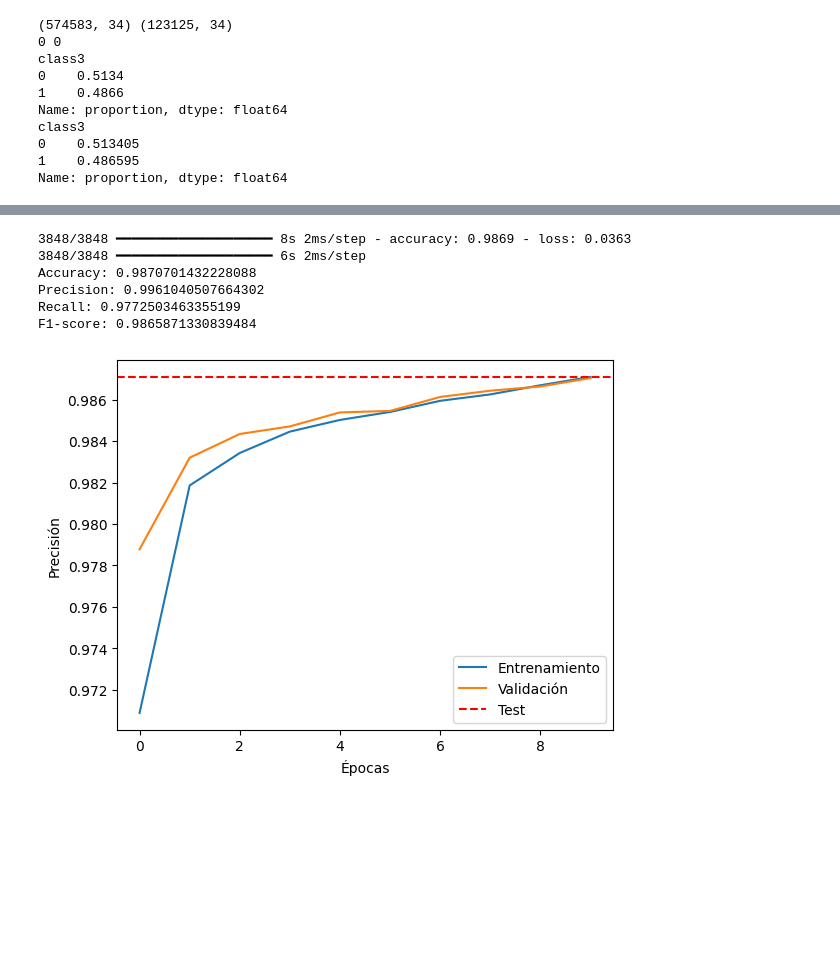
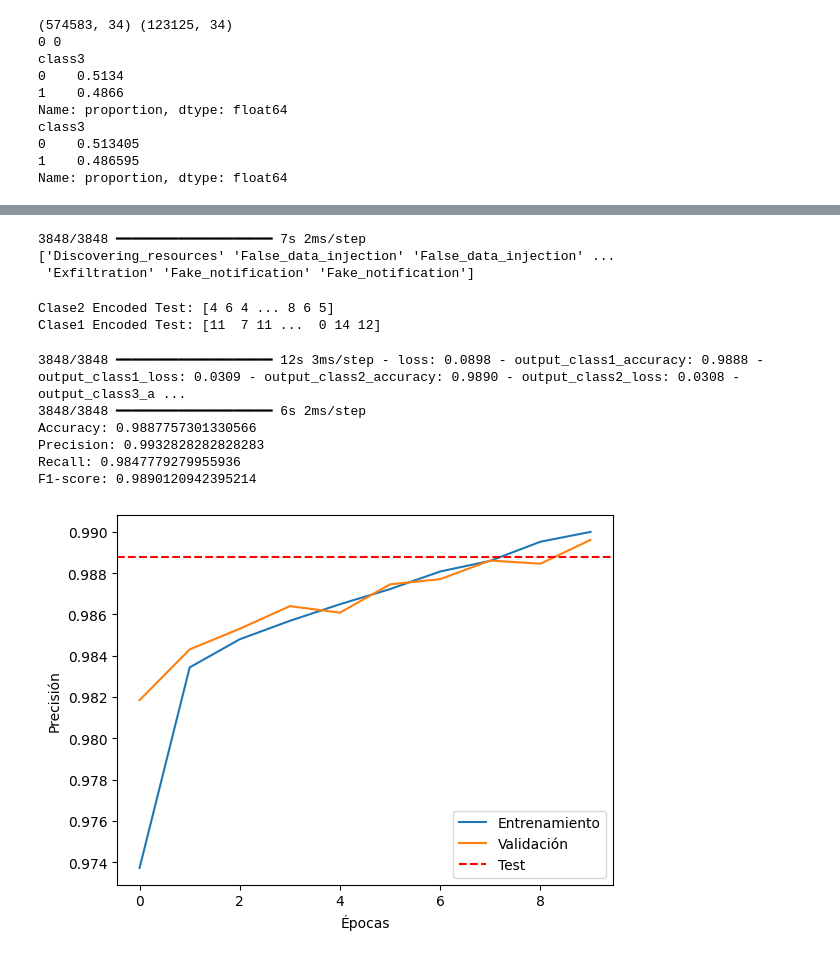
Before and after one commit to rafaelSanchezNavarro/tfg_Deteccion_de_Intrusos_en_Sistemas_IIoT, a Jupyter notebook: notebooks/gru-tfg.ipynb, the cells around one changed output, grey strips where cells are left out. Drawn from its saved outputs; the diff is of its cells as text; code cells hidden in the pictures; blank space fills up the shorter version.

Commit message:
multiclass implemented

```diff
--- a/notebooks/gru-tfg.ipynb
+++ b/notebooks/gru-tfg.ipynb
@@ -412,20 +411,23 @@ x = layers.GRU(200)(x)  # Última capa sin return_sequences
 
 # Salida binaria (puedes agregar más salidas si lo necesitas)
 output_class3 = layers.Dense(1, activation='sigmoid', name="output_class3")(x)
+output_class2 = layers.Dense(num_classes_2, activation='softmax', name="output_class2")(x)  # Multiclase
+output_class1 = layers.Dense(num_classes_1, activation='softmax', name="output_class1")(x)  # Multiclase
 
 # Definir el modelo con salida
-model = keras.Model(inputs=input_layer, outputs=[output_class3])
+model = keras.Model(inputs=input_layer, outputs=[output_class3, output_class2, output_class1])
 
 # Compilar el modelo
 model.compile(optimizer=keras.optimizers.RMSprop(),
-              loss={'output_class3': 'binary_crossentropy'},
-              metrics={'output_class3': 'accuracy'})
+              loss=['binary_crossentropy', 'sparse_categorical_crossentropy', 'sparse_categorical_crossentropy'],
+              metrics=['accuracy', 'accuracy', 'accuracy'])
+
 
 # Entrenar el modelo
 history = model.fit(X_train,
-                    {'output_class3': y_train_class3},
+                    [y_train_class3, y_train_class2_encoded, y_train_class1_encoded],
                     batch_size=250,
                     epochs=10,
-                    validation_data=(X_val, {'output_class3': y_val_class3}))
+                    validation_data=(X_val, [y_val_class3, y_val_class2_encoded, y_val_class1_encoded]))
 # %% [output]
 Epoch 1/10
@@ -462,3 +463,13 @@ plt.show()
+# %%
+# Predicción para salida de clase1
+pred_class1 = model.predict(X_val)[1]
+predicted_indices = np.argmax(pred_class1, axis=1)
+predicted_names = label_encoder_class1.inverse_transform(predicted_indices)
+print(predicted_names)
+# %% [output]
+3848/3848 ━━━━━━━━━━━━━━━━━━━━ 7s 2ms/step
+['Discovering_resources' 'False_data_injection' 'False_data_injection' ...
+ 'Exfiltration' 'Fake_notification' 'Fake_notification']
 # %%
 X_test = replace_common_values(X_test)
 X_test = fix_mayus(X_test)
@@ -511,44 +522,51 @@ X_test = X_test_processed[caracteristicas]
 # %%
 # Convertir DataFrame a NumPy antes de redimensionar
 X_test = np.array(X_test).reshape((X_test.shape[0], timesteps, X_test.shape[1]))
+# %%
+# Test:
+y_test_class2_encoded = label_encoder_class2.transform(y_test_class2)
+y_test_class1_encoded = label_encoder_class1.transform(y_test_class1)
+
+print("Clase2 Encoded Test:", y_test_class2_encoded)
+print("Clase1 Encoded Test:", y_test_class1_encoded)
+# %% [output]
+Clase2 Encoded Test: [4 6 4 ... 8 6 5]
+Clase1 Encoded Test: [11  7 11 ...  0 14 12]
 # %%
 import matplotlib.pyplot as plt
 from sklearn.metrics import classification_report
 from sklearn.metrics import precision_score, recall_score, f1_score
 
-# Evaluar en test
-test_loss, test_accuracy = model.evaluate(X_test, y_test_class3, verbose=1)
+# Evaluar en test (se deben pasar las 3 salidas)
+total_loss, loss_class3, loss_class2, loss_class1, test_acc3, test_acc2, test_acc1 = model.evaluate(
+    X_test, [y_test_class3, y_test_class2_encoded, y_test_class1_encoded], verbose=1)
 
-# Obtener predicciones (probabilidades)
-y_pred_probs = model.predict(X_test)
-# Convertir probabilidades a etiquetas binarias (umbral 0.5)
+# Predecir y obtener la salida binaria (output_class3)
+y_pred_probs = model.predict(X_test)[0]
 y_pred = (y_pred_probs > 0.5).astype("int32")
 
 precision = precision_score(y_test_class3, y_pred)
 recall = recall_score(y_test_class3, y_pred)
 f1 = f1_score(y_test_class3, y_pred)
 
-print("Accuracy:", test_accuracy)
+print("Accuracy:", test_acc3)
 print("Precision:", precision)
 print("Recall:", recall)
 print("F1-score:", f1)
 
-# Graficar entrenamiento y validación
-plt.plot(history.history['accuracy'], label='Entrenamiento')
-plt.plot(history.history['val_accuracy'], label='Validación')
-
-# Agregar la precisión en test como una línea horizontal
-plt.axhline(y=test_accuracy, color='r', linestyle='--', label='Test')
-
+# Graficar la precisión de output_class3
+plt.plot(history.history['output_class3_accuracy'], label='Entrenamiento')
+plt.plot(history.history['val_output_class3_accuracy'], label='Validación')
+plt.axhline(y=test_acc3, color='r', linestyle='--', label='Test')
 plt.xlabel('Épocas')
 plt.ylabel('Precisión')
 plt.legend()
 plt.show()
 # %% [output]
-3848/3848 ━━━━━━━━━━━━━━━━━━━━ 8s 2ms/step - accuracy: 0.9869 - loss: 0.0363
+3848/3848 ━━━━━━━━━━━━━━━━━━━━ 12s 3ms/step - loss: 0.0898 - output_class1_accuracy: 0.9888 - output_class1_loss: 0.0309 - output_class2_accuracy: 0.9890 - output_class2_loss: 0.0308 - output_class3_a ...
 3848/3848 ━━━━━━━━━━━━━━━━━━━━ 6s 2ms/step
-Accuracy: 0.9870701432228088
-Precision: 0.9961040507664302
-Recall: 0.9772503463355199
-F1-score: 0.9865871330839484
+Accuracy: 0.9887757301330566
+Precision: 0.9932828282828283
+Recall: 0.9847779279955936
+F1-score: 0.9890120942395214
-[figure, old version]
+[figure, new version]
```
Also changed, not shown: parts of 5 cells of this notebook, 1 other file.
